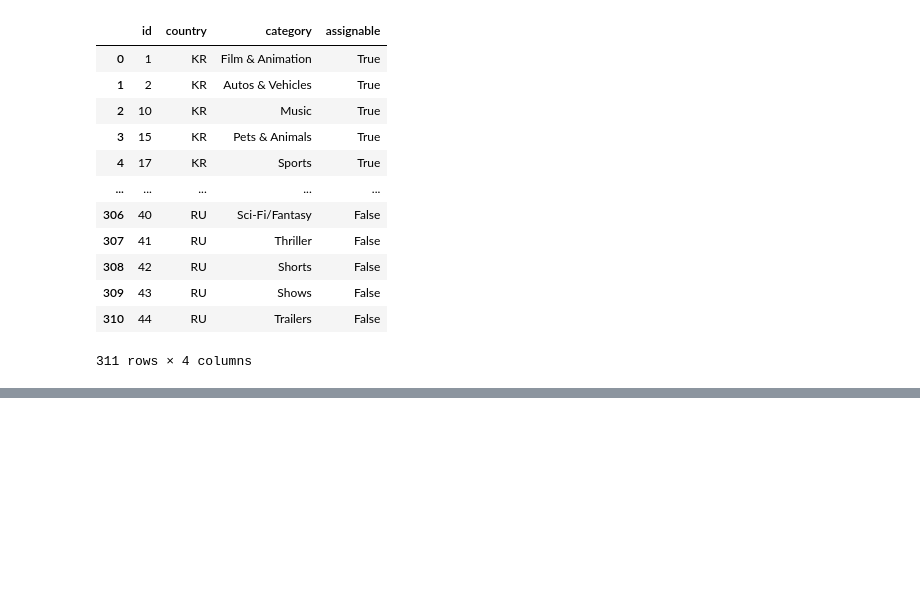
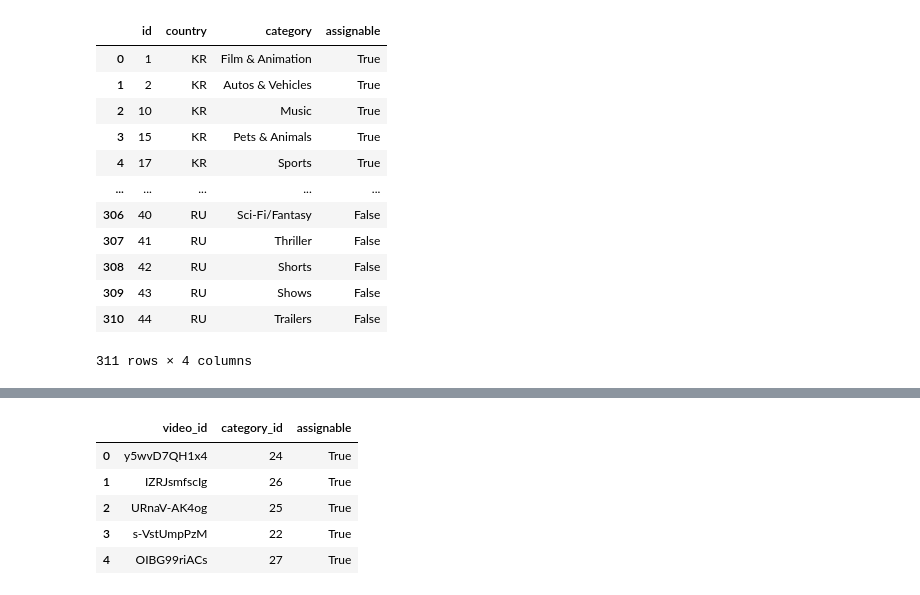
Before and after one commit to MarcoAsturi/CS_project, a Jupyter notebook: analysis.ipynb, the cells around one changed output, grey strips where cells are left out. Saved outputs shown, nothing was run; the diff lists cells and outputs as text; code cells hidden in the pictures; blank space fills up the shorter version.

```diff
--- a/analysis.ipynb
+++ b/analysis.ipynb
@@ -752,3 +752,9 @@ df_categories
 | 309 | 43 | RU | Shows | False |
 | 310 | 44 | RU | Trailers | False |
 311 rows × 4 columns
+# %%
+df_no_video_country_dup = df_result_ordered.drop_duplicates(subset=['video_id', 'country'], keep='last').reset_index(drop=True)
+# %%
+df_no_video_country_dup['assignable'] = df_no_video_country_dup['category_id'].astype(str).map(
+    df_categories.drop_duplicates('id').set_index('id')['assignable']
+)
@@ -754,0 +781,9 @@ df_categories
+# %%
+df_no_video_country_dup.loc[df_no_video_country_dup['assignable'] == 1, ['video_id', 'category_id', 'assignable']].head()
+# %% [output]
+|  | video_id | category_id | assignable |
+| 0 | y5wvD7QH1x4 | 24 | True |
+| 1 | IZRJsmfscIg | 26 | True |
+| 2 | URnaV-AK4og | 25 | True |
+| 3 | s-VstUmpPzM | 22 | True |
+| 4 | OIBG99riACs | 27 | True |
```
Also changed, not shown: parts of 3 cells of this notebook.
